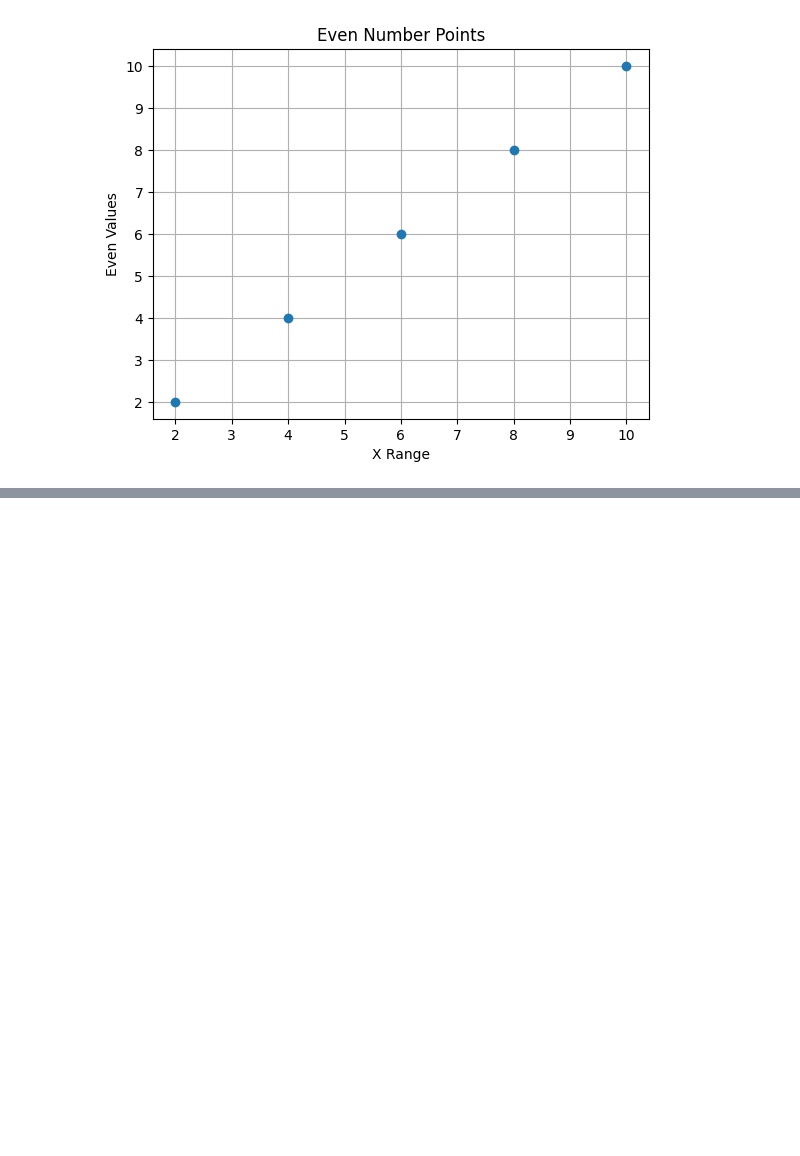
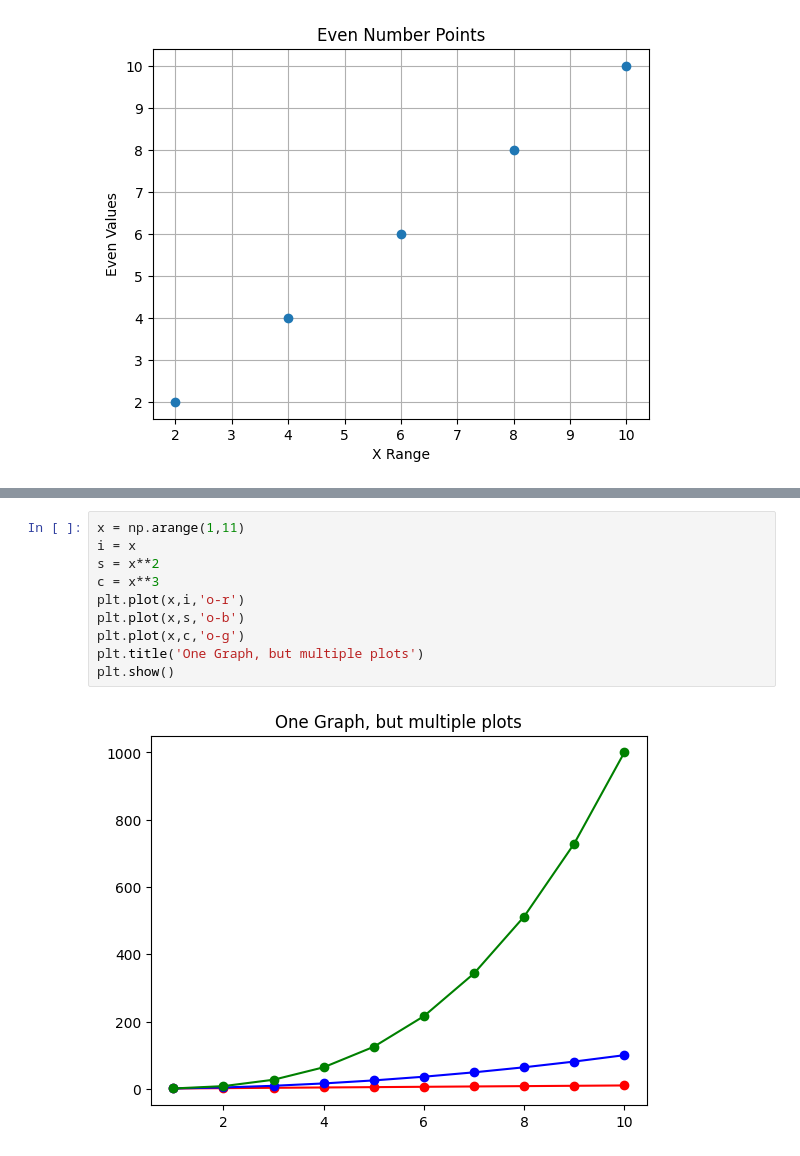
Before and after one commit to prasantapy/interview_questions, a Jupyter notebook: NumpywithPandas.ipynb, the cells around one changed output, grey strips where cells are left out. Drawn from its saved outputs; the diff is of its cells as text; blank space fills up the shorter version.

```diff
--- a/NumpywithPandas.ipynb
+++ b/NumpywithPandas.ipynb
@@ -594,0 +772,12 @@ print(sq)
+# %%
+x = np.arange(1,11)
+i = x
+s = x**2
+c = x**3
+plt.plot(x,i,'o-r')
+plt.plot(x,s,'o-b')
+plt.plot(x,c,'o-g')
+plt.title('One Graph, but multiple plots')
+plt.show()
+# %% [output]
+[figure, added]
```
Also changed, not shown: parts of 55 cells of this notebook.
